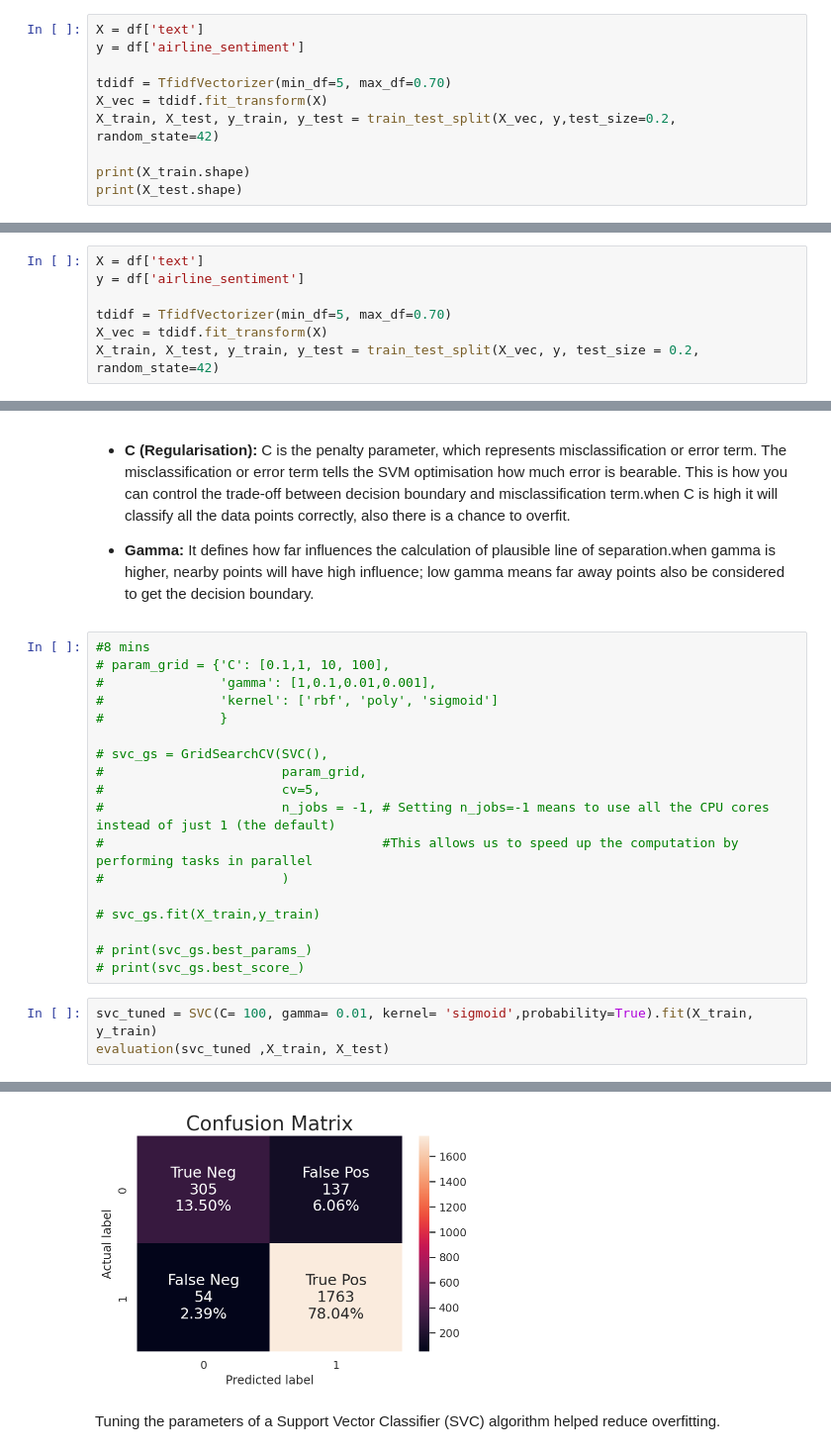
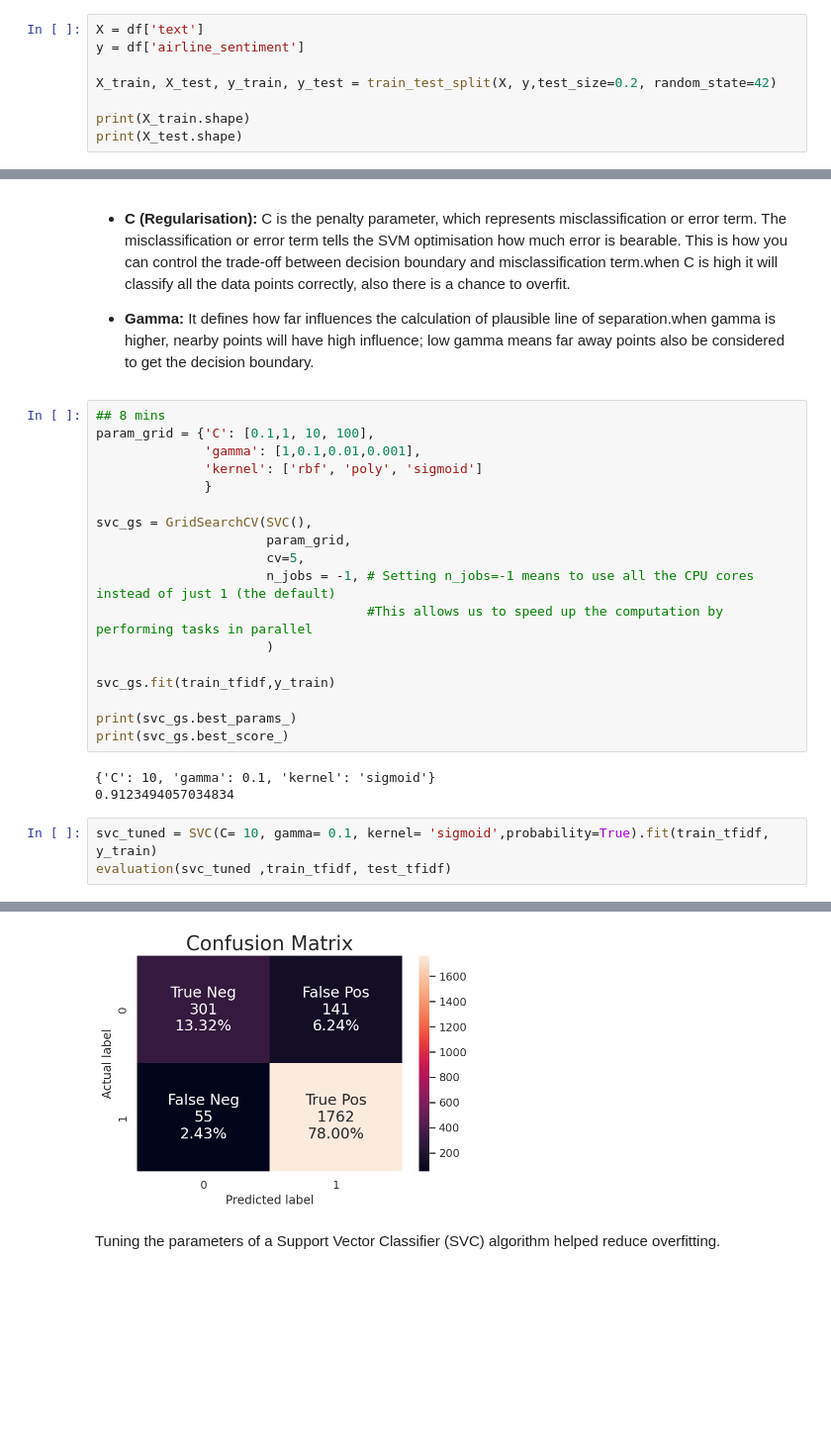
Before and after one commit to jadecebeci/Twitter-Sentiment-Analysis-on-Airlines, a Jupyter notebook: Preprocessing_and_Modeling.ipynb, the cells around one changed output, grey strips where cells are left out. Shown at 99% size. Saved outputs shown, nothing was run; the diff lists cells and outputs as text; blank space fills up the shorter version.

```diff
--- a/Preprocessing_and_Modeling.ipynb
+++ b/Preprocessing_and_Modeling.ipynb
@@ -514,9 +515,7 @@ svc_cv_f1_score = f1_score(y_test, y_pred, average='weighted')
 X = df['text']
 y = df['airline_sentiment']
 
-tdidf = TfidfVectorizer(min_df=5, max_df=0.70)
-X_vec = tdidf.fit_transform(X)
-X_train, X_test, y_train, y_test = train_test_split(X_vec, y,test_size=0.2, random_state=42)
+X_train, X_test, y_train, y_test = train_test_split(X, y,test_size=0.2, random_state=42)
 
 print(X_train.shape)
 print(X_test.shape)
@@ -596,10 +606,3 @@ svc_tfidf_acc = accuracy_score( y_test, y_pred)
 svc_tfidf_f1_score = f1_score(y_test, y_pred, average='weighted')
 # %% [markdown]
 #### Lets Improve the Model
-# %%
-X = df['text']
-y = df['airline_sentiment']
-
-tdidf = TfidfVectorizer(min_df=5, max_df=0.70)
-X_vec = tdidf.fit_transform(X)
-X_train, X_test, y_train, y_test = train_test_split(X_vec, y, test_size = 0.2, random_state=42)
@@ -620,24 +625,27 @@ In order to improve the model accuracy, there are several parameters need to be
 
 - **Gamma:** It defines how far influences the calculation of plausible line of separation.when gamma is higher, nearby points will have high influence; low gamma means far away points also be considered to get the decision boundary.
 # %%
-#8 mins
-# param_grid = {'C': [0.1,1, 10, 100],
-#               'gamma': [1,0.1,0.01,0.001],
-#               'kernel': ['rbf', 'poly', 'sigmoid']
-#               }
+## 8 mins
+param_grid = {'C': [0.1,1, 10, 100],
+              'gamma': [1,0.1,0.01,0.001],
+              'kernel': ['rbf', 'poly', 'sigmoid']
+              }
 
-# svc_gs = GridSearchCV(SVC(),
-#                       param_grid,
-#                       cv=5,
-#                       n_jobs = -1, # Setting n_jobs=-1 means to use all the CPU cores instead of just 1 (the default)
-#                                    #This allows us to speed up the computation by performing tasks in parallel
-#                       )
+svc_gs = GridSearchCV(SVC(),
+                      param_grid,
+                      cv=5,
+                      n_jobs = -1, # Setting n_jobs=-1 means to use all the CPU cores instead of just 1 (the default)
+                                   #This allows us to speed up the computation by performing tasks in parallel
+                      )
 
-# svc_gs.fit(X_train,y_train)
+svc_gs.fit(train_tfidf,y_train)
 
-# print(svc_gs.best_params_)
-# print(svc_gs.best_score_)
+print(svc_gs.best_params_)
+print(svc_gs.best_score_)
+# %% [output]
+{'C': 10, 'gamma': 0.1, 'kernel': 'sigmoid'}
+0.9123494057034834
 # %%
-svc_tuned = SVC(C= 100, gamma= 0.01, kernel= 'sigmoid',probability=True).fit(X_train, y_train)
-evaluation(svc_tuned ,X_train, X_test)
+svc_tuned = SVC(C= 10, gamma= 0.1, kernel= 'sigmoid',probability=True).fit(train_tfidf, y_train)
+evaluation(svc_tuned ,train_tfidf, test_tfidf)
 # %% [output]
@@ -653,4 +661,4 @@ Accuracy on test data:     0.92
-[figure, old version]
+[figure, new version]
 # %% [markdown]
 Tuning the parameters of a Support Vector Classifier (SVC) algorithm helped reduce overfitting.
 # %%
```
Also changed, not shown: parts of 36 cells of this notebook.
